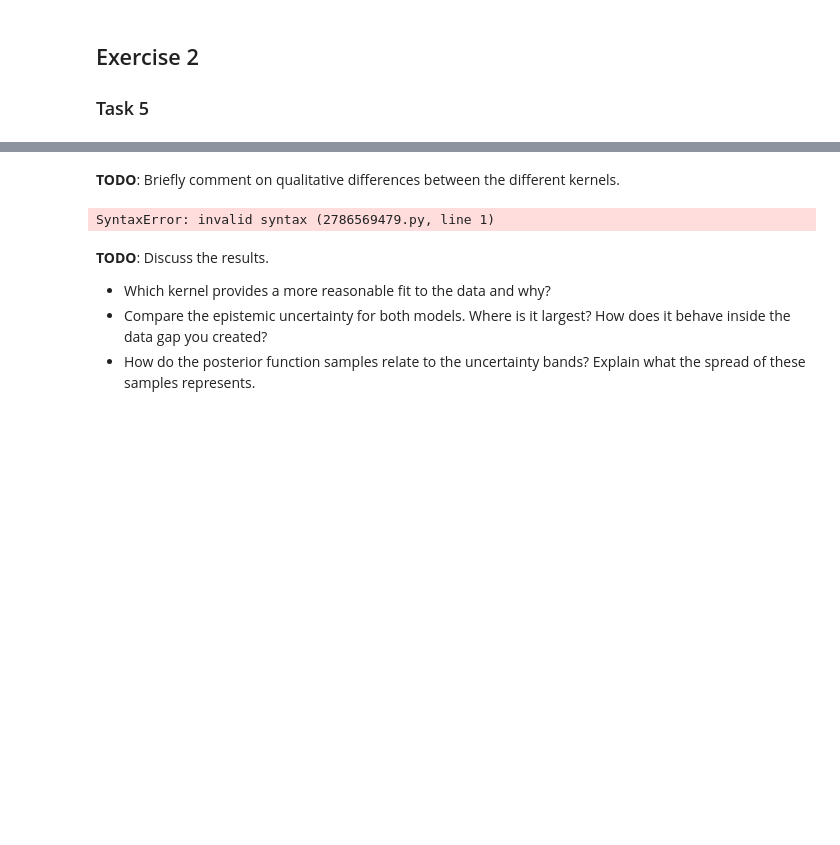
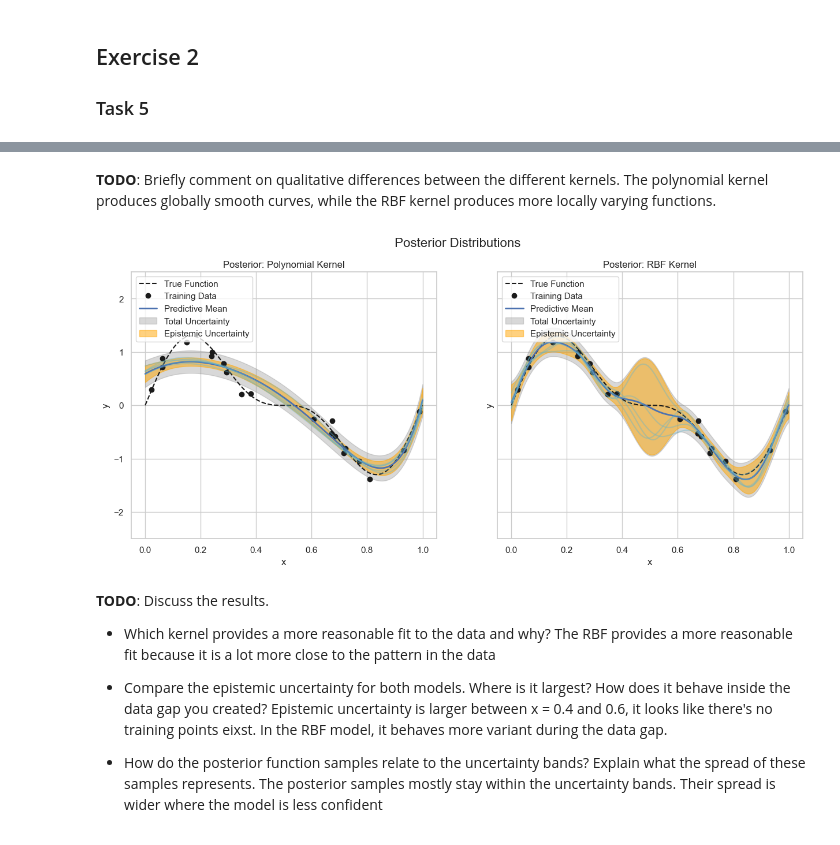
Before and after one commit to Tsumugivolle77/MLE-Sheets, a Jupyter notebook: sheet8/MLE25_sheet08.ipynb, the cells around one changed output, grey strips where cells are left out. Drawn from its saved outputs; the diff is of its cells as text; code cells hidden in the pictures; blank space fills up the shorter version.

```diff
--- a/sheet8/MLE25_sheet08.ipynb
+++ b/sheet8/MLE25_sheet08.ipynb
@@ -149,5 +167,6 @@ plt.show()
 # %% [markdown]
 **TODO**: Briefly comment on qualitative differences between the different kernels.
+The polynomial kernel produces globally smooth curves, while the RBF kernel produces more locally varying functions.
 # %%
 def compute_posterior_predictive(X_train, y_train, kernel_func):
     """Computes the mean and variance of the posterior predictive distribution."""
@@ -155,15 +174,16 @@ def compute_posterior_predictive(X_train, y_train, kernel_func):
     # K = k(X_train, X_train)
     # K_star = k(X_GRID, X_train)
     # K_star_star = k(X_GRID, X_GRID)
-    K = None
-    K_star = None
-    K_star_star = None
+    K = kernel_func(X_train, X_train)
+    K_star = kernel_func(X_GRID, X_train)
+    K_star_star = kernel_func(X_GRID, X_GRID)
 
+    K_inv = np.linalg.inv(K + SIGMA_SQ * np.eye(len(X_train)))
     # TODO: Compute the predictive mean using the kernel regression formula on the sheet
-    predictive_mean = None
+    predictive_mean = K_star @ K_inv @ y_train
 
     # TODO: Compute the epistemic covariance matrix using the formula from the sheet
-    epistemic_cov = None
+    epistemic_cov = K_star_star - K_star @ K_inv @ K_star.T
 
     # Get the point-wise epistemic variance from the diagonal of the covariance matrix
     epistemic_var = np.diag(epistemic_cov)
@@ -177,7 +197,9 @@ def sample_from_posterior(mean, cov):
     # TODO: Draw NUM_SAMPLES from the multivariate normal distribution
     # defined by the predictive mean and the epistemic covariance matrix
     # Hint: Add a small jitter to 'cov' before sampling to ensure it is positive definite.
-    pass
+
+    jitter = 1e-6 * np.eye(len(mean))
+    return np.random.multivariate_normal(mean, cov + jitter, size=NUM_SAMPLES).T
 # %%
 def true_function(x):
     return np.sin(2 * np.pi * x) + 0.5 * np.sin(4 * np.pi * x)
@@ -191,7 +213,7 @@ def generate_data_with_gap(n=20, noise_std=np.sqrt(SIGMA_SQ)):
     y_train = true_function(X_train.flatten()) + np.random.normal(0, noise_std, n)
     return X_train, y_train
 # %%
-X_train, y_train = # TODO: Generate data with gap
+X_train, y_train = generate_data_with_gap()
 
 fig, axes = plt.subplots(1, 2, figsize=(15, 6), sharey=True)
 fig.suptitle(" Posterior Distributions", fontsize=16)
@@ -207,38 +229,46 @@ for ax, (name, (kernel_func, kwargs)) in zip(axes, kernels_to_test.items()):
 
     # TODO: Call your functions to get the posterior predictive distribution
     # and to draw samples from the posterior.
+
+    mean, total_var, epistemic_var, epistemic_cov = compute_posterior_predictive(X_train, y_train, kernel_func=kernel_func)
+    posterior_samples = sample_from_posterior(mean, epistemic_cov)
 
     # Calculate standard deviations for plotting 95% Gaussian credible intervals
     total_std = np.sqrt(total_var)
     epistemic_std = np.sqrt(epistemic_var)
 
     # Plot true function and training data
     ax.plot(X_GRID, true_function(X_GRID.flatten()), 'k--', label="True Function")
     ax.plot(X_train, y_train, 'ko', label="Training Data")
 
     # Plot predictive mean and credible intervals
     ax.plot(X_GRID, mean, 'b-', lw=2, label="Predictive Mean")
     ax.fill_between(X_GRID.flatten(), mean - 1.96 * total_std, mean + 1.96 * total_std,
                     color='gray', alpha=0.3, label="Total Uncertainty")
     ax.fill_between(X_GRID.flatten(), mean - 1.96 * epistemic_std, mean + 1.96 * epistemic_std,
                     color='orange', alpha=0.5, label="Epistemic Uncertainty")
 
     # Plot posterior function samples
     ax.plot(X_GRID, posterior_samples, 'c-', alpha=0.4)
 
     # Final plot settings
     ax.set_title(f"Posterior: {name} Kernel")
     ax.set_xlabel("x")
     ax.set_ylabel("y")
     ax.legend(loc='upper left')
     ax.set_ylim(-2.5, 2.5)
 
 plt.show()
 # %% [output]
-SyntaxError: invalid syntax (2786569479.py, line 1)
+[figure, added]
 # %% [markdown]
 **TODO**: Discuss the results.
 
 - Which kernel provides a more reasonable fit to the data and why?
+The RBF provides a more reasonable fit because it is a lot more close to the pattern in the data
+
 - Compare the epistemic uncertainty for both models. Where is it largest? How does it behave inside the data gap you created?
+Epistemic uncertainty is larger between x = 0.4 and 0.6, it looks like there's no training points eixst. In the RBF model, it behaves more variant during the data gap.
+
 - How do the posterior function samples relate to the uncertainty bands? Explain what the spread of these samples represents.
+The posterior samples mostly stay within the uncertainty bands. Their spread is wider where the model is less confident
```
Also changed, not shown: parts of 7 cells of this notebook, 1 other file.
